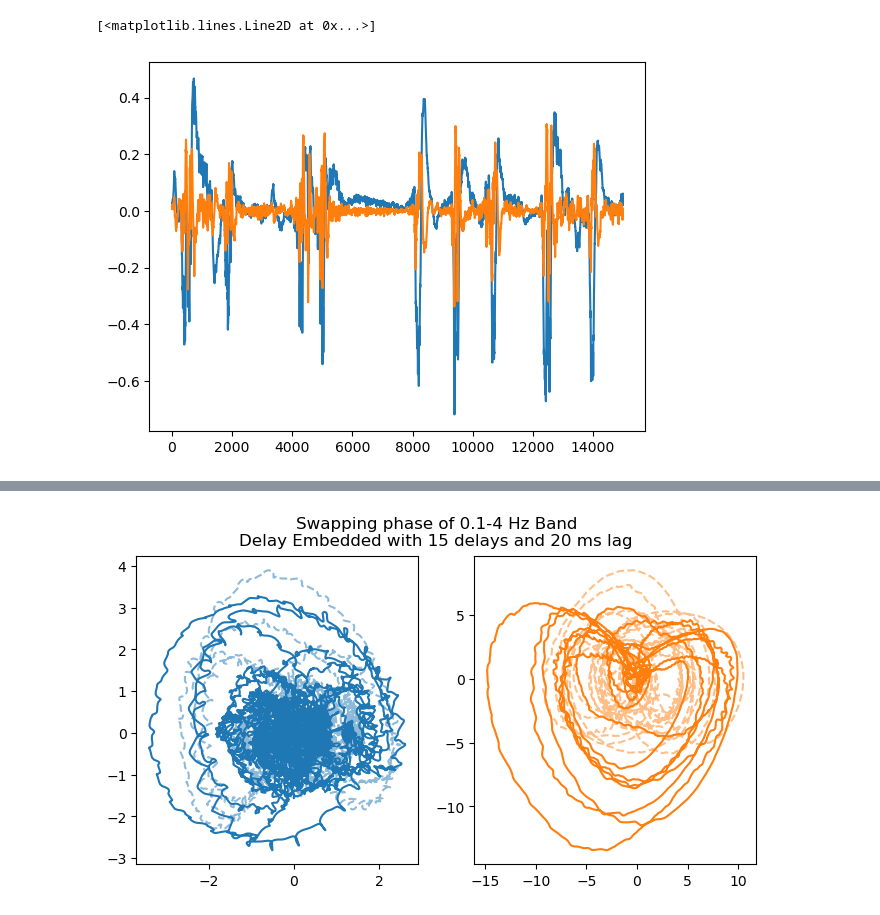
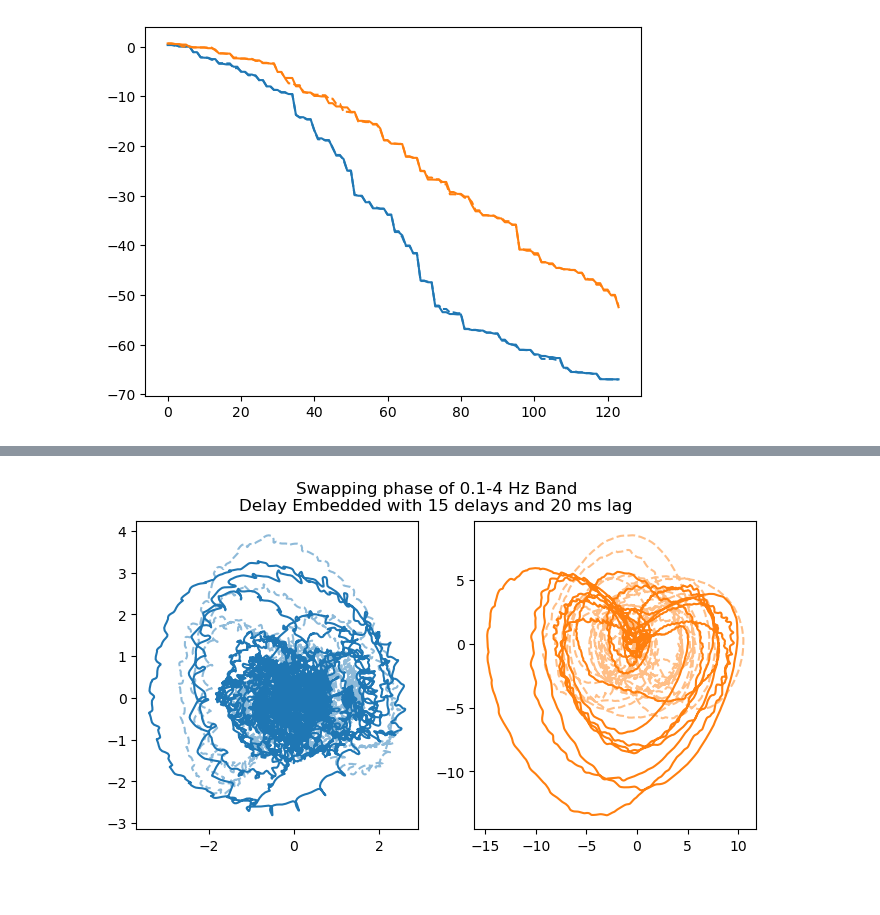
Before and after one commit to adamjeisen/UniversalUnconsciousness, a Jupyter notebook: _jupyter/Testing/2024-09-16 - Testing Bandpass.ipynb, the cells around one changed output, grey strips where cells are left out. Drawn from its saved outputs; the diff is of its cells as text; code cells hidden in the pictures.

```diff
--- a/_jupyter/Testing/2024-09-16 - Testing Bandpass.ipynb
+++ b/_jupyter/Testing/2024-09-16 - Testing Bandpass.ipynb
@@ -46,6 +27,24 @@ plt.plot(lfp_wf[:, 0])
-# %%
-plt.plot(lfp_a[:, 0])
-plt.plot(lfp_af[:, 0])
-# %% [output]
-[<matplotlib.lines.Line2D at 0x...>]
-[figure, removed]
+# %%
+lfp_wn = (data["wake_lfps"] - np.mean(data["wake_lfps"]))/np.std(data["wake_lfps"])
+lfp_an = (data["anesthesia_lfps"] - np.mean(data["anesthesia_lfps"]))/np.std(data["anesthesia_lfps"])
+
+# lfp_wn = (data["wake_lfps"] - np.mean(data["wake_lfps"], axis=0))/np.std(data["wake_lfps"], axis=0)
+# lfp_an = (data["anesthesia_lfps"] - np.mean(data["anesthesia_lfps"], axis=0))/np.std(data["anesthesia_lfps"], axis=0)
+# %%
+delase_w = DeLASE(lfp_w, n_delays=4, rank=1000, dt=0.001, device='cuda', max_freq=500, max_unstable_freq=500)
+delase_a = DeLASE(lfp_a, n_delays=4, rank=1000, dt=0.001, device='cuda', max_freq=500, max_unstable_freq=500)
+delase_wn = DeLASE(lfp_wn, n_delays=4, rank=1000, dt=0.001, device='cuda', max_freq=500, max_unstable_freq=500)
+delase_an = DeLASE(lfp_an, n_delays=4, rank=1000, dt=0.001, device='cuda', max_freq=500, max_unstable_freq=500)
+# %%
+delase_w.fit()
+delase_wn.fit()
+delase_a.fit()
+delase_an.fit()
+# %%
+plt.plot(delase_w.stability_params.cpu()[:int(0.1*len(delase_w.stability_params))])
+plt.plot(delase_wn.stability_params.cpu()[:int(0.1*len(delase_wn.stability_params))], c='C0', linestyle='--')
+plt.plot(delase_a.stability_params.cpu()[:int(0.1*len(delase_a.stability_params))])
+plt.plot(delase_an.stability_params.cpu()[:int(0.1*len(delase_an.stability_params))], c='C1', linestyle='--')
+plt.show()
+# %% [output]
+[figure, added]
```
Also changed, not shown: parts of 19 cells of this notebook, 7 other files.
